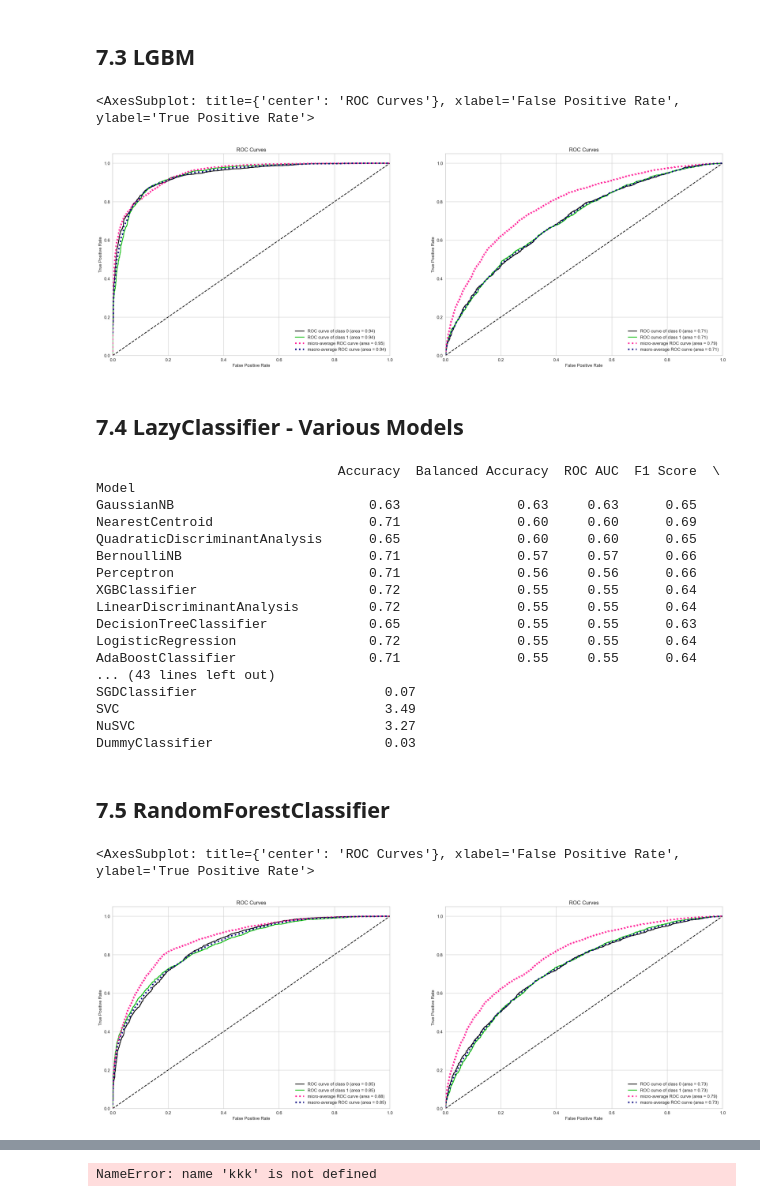
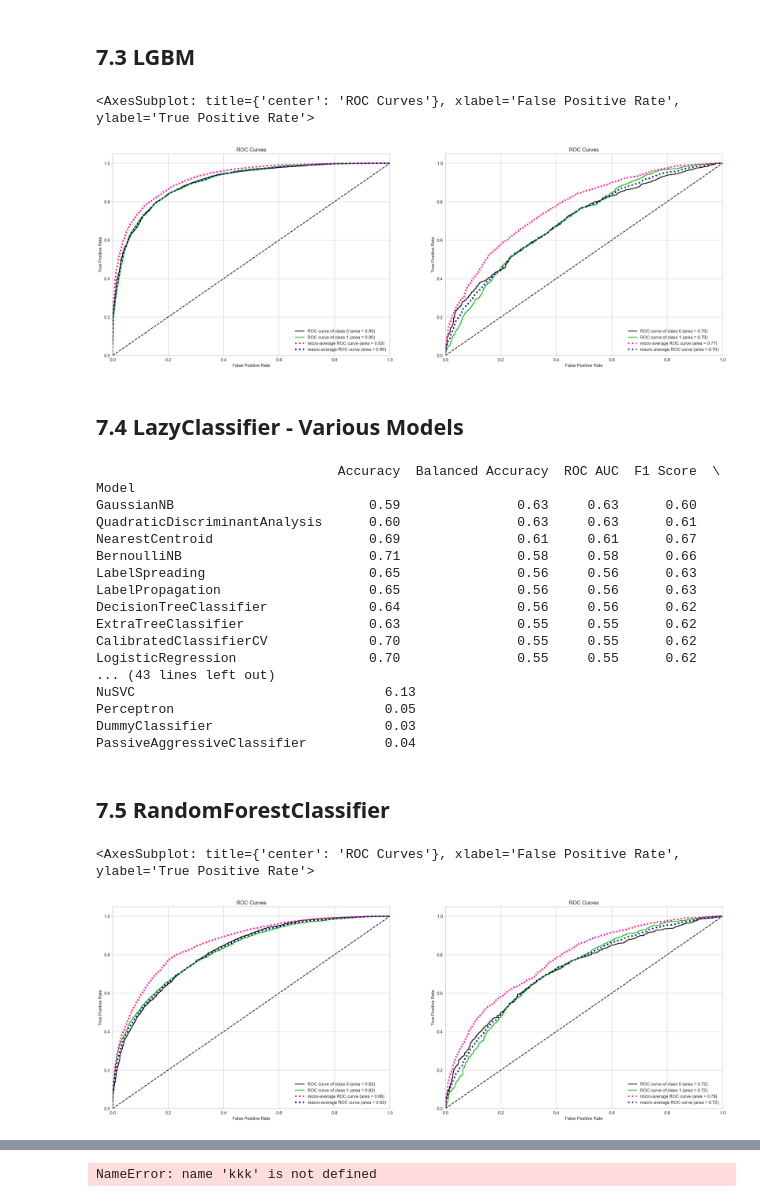
Before and after one commit to ViniciusKos/picpay_case, a Jupyter notebook: notebooks/credit_scoring_circle 4.ipynb, the cells around one changed output, grey strips where cells are left out. Cells and saved outputs as stored; diff of their text form; code cells hidden in the pictures.

Commit message:
Psi analysis

```diff
--- a/notebooks/credit_scoring_circle 4.ipynb
+++ b/notebooks/credit_scoring_circle 4.ipynb
@@ -77,8 +126,8 @@ def cross_validation( x_training, kfold, model_name, model, verbose=False ):
 # %%
 df0 = pd.read_csv("../data/base_modelo.csv", index_col="id")
 df0.columns = df0.columns.str.lower()
-test = df0[df0['safra']>=201407]
-df0 = df0[df0['safra']<=201406]
+test = df0[df0['safra']>=201410]
+df0 = df0[df0['safra']<=201409]
 print( df0.shape, test.shape )
 df0.head(3)
 # %% [output]
@@ -272,7 +383,7 @@ ypred_proba = xgbc.predict_proba( Xtest6 )
 skplt.metrics.plot_roc_curve( ytest, ypred_proba, ax = axs[1])
 # %% [output]
 <AxesSubplot: title={'center': 'ROC Curves'}, xlabel='False Positive Rate', ylabel='True Positive Rate'>
-[figure, old version]
+[figure, new version]
 # %% [markdown]
 ## 7.4 LazyClassifier - Various Models
 # %%
@@ -282,42 +393,42 @@ print(models)
 # %% [output]
                                Accuracy  Balanced Accuracy  ROC AUC  F1 Score  \
 Model
-GaussianNB                         0.63               0.63     0.63      0.65
-NearestCentroid                    0.71               0.60     0.60      0.69
-QuadraticDiscriminantAnalysis      0.65               0.60     0.60      0.65
-BernoulliNB                        0.71               0.57     0.57      0.66
-Perceptron                         0.71               0.56     0.56      0.66
-XGBClassifier                      0.72               0.55     0.55      0.64
-LinearDiscriminantAnalysis         0.72               0.55     0.55      0.64
-DecisionTreeClassifier             0.65               0.55     0.55      0.63
-LogisticRegression                 0.72               0.55     0.55      0.64
-AdaBoostClassifier                 0.71               0.55     0.55      0.64
+GaussianNB                         0.59               0.63     0.63      0.60
+QuadraticDiscriminantAnalysis      0.60               0.63     0.63      0.61
+NearestCentroid                    0.69               0.61     0.61      0.67
+BernoulliNB                        0.71               0.58     0.58      0.66
+LabelSpreading                     0.65               0.56     0.56      0.63
+LabelPropagation                   0.65               0.56     0.56      0.63
+DecisionTreeClassifier             0.64               0.56     0.56      0.62
+ExtraTreeClassifier                0.63               0.55     0.55      0.62
+CalibratedClassifierCV             0.70               0.55     0.55      0.62
+LogisticRegression                 0.70               0.55     0.55      0.62
 ... (43 lines left out)
-SGDClassifier                        0.07
-SVC                                  3.49
-NuSVC                                3.27
+NuSVC                                6.13
+Perceptron                           0.05
 DummyClassifier                      0.03
+PassiveAggressiveClassifier          0.04
 # %% [markdown]
 ## 7.5 RandomForestClassifier
 # %%
 pipe_rf = clf.models['RandomForestClassifier']
 
 Xtrain6_prep = pipe_rf['preprocessor'].transform(Xtrain6)
 Xtest6_prep = pipe_rf['preprocessor'].transform(Xtest6)
 
-rf = RandomForestClassifier(n_estimators=500 , max_depth=5 , random_state=42)
+rf = RandomForestClassifier(n_estimators=400 , max_depth=5 , random_state=42)
 rf.fit(Xtrain6_prep, ytrain)
 
 fig, axs  = plt.subplots( 1, 2, figsize=(30, 10))
 
 ypred_proba = rf.predict_proba( Xtrain6_prep )
 skplt.metrics.plot_roc_curve( ytrain, ypred_proba, ax = axs[0])
 
 ypred_proba = rf.predict_proba( Xtest6_prep )
 skplt.metrics.plot_roc_curve( ytest, ypred_proba, ax = axs[1])
 # %% [output]
 <AxesSubplot: title={'center': 'ROC Curves'}, xlabel='False Positive Rate', ylabel='True Positive Rate'>
-[figure, old version]
+[figure, new version]
 # %%
 from sklearn.ensemble import VotingClassifier
 
```
Also changed, not shown: parts of 27 cells of this notebook.
